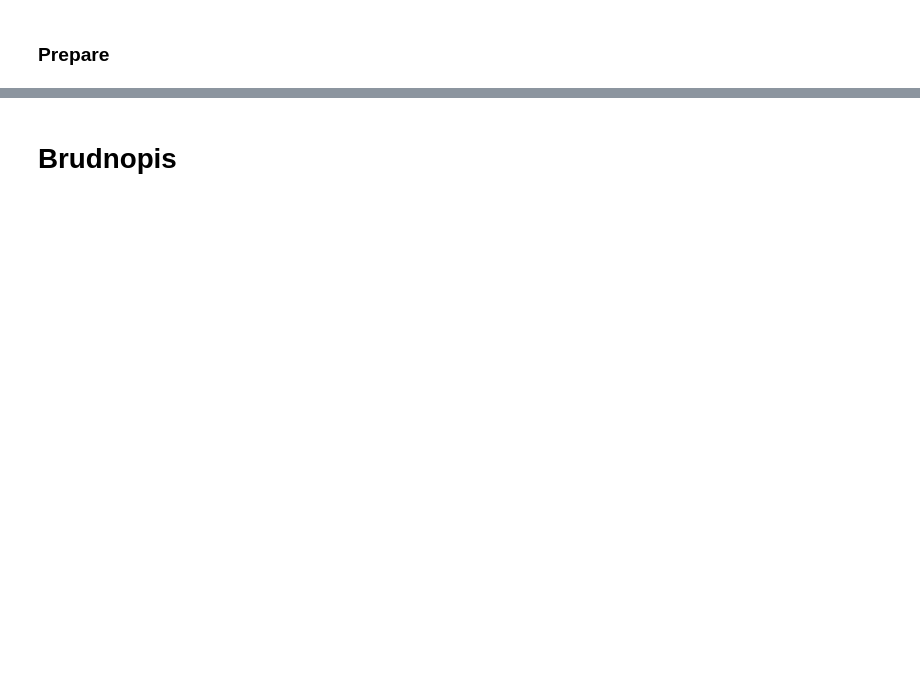
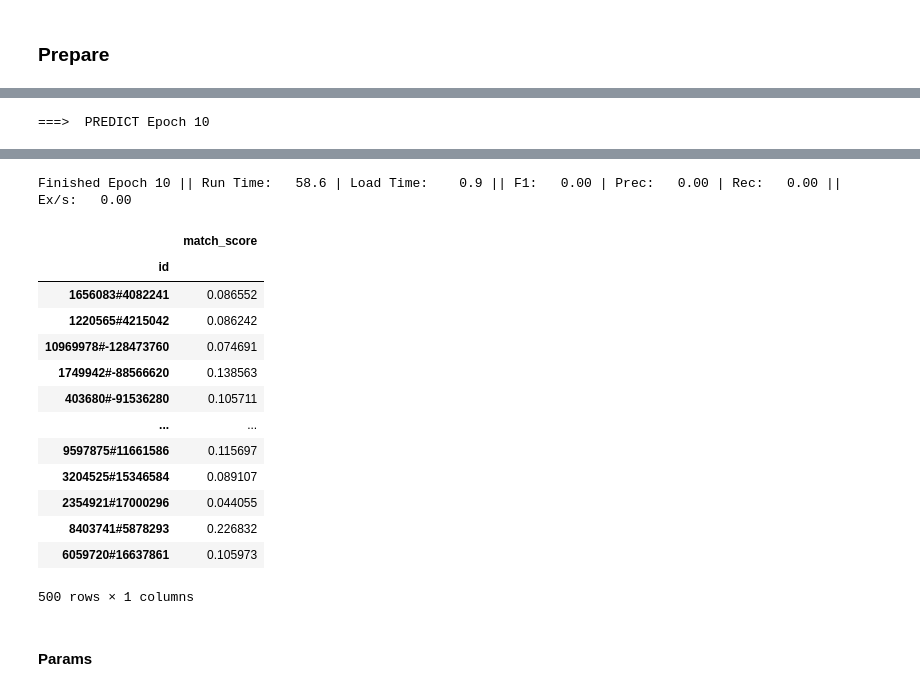
Before and after one commit to jakubriegel/ISWC-Product-Matching, a Jupyter notebook: zti_project.ipynb, the cells around one changed output, grey strips where cells are left out. Cells and saved outputs as stored; diff of their text form; code cells hidden in the pictures; blank space fills up the shorter version.

```diff
--- a/zti_project.ipynb
+++ b/zti_project.ipynb
@@ -327,0 +350,2 @@ cats
+# %%
+train, validation = dm.data.process(path='', train=train_file, validation=validation_file, test=None, ignore_columns=('left_id', 'right_id', 'left_cluster_id','right_cluster_id','left_keyValuePairs', 'right_keyValuePairs', 'left_specTableContent', 'right_specTableContent'), embeddings='glove.6B.50d')
@@ -327,0 +366,4 @@ cats
+# %%
+model = dm.MatchingModel()
+# %%
+model.run_train(train, validation, best_save_path='best_model.pth', epochs=10)
@@ -327,0 +408,2 @@ cats
+# %%
+model.run_eval(validation)
@@ -327,0 +416,4 @@ cats
+# %%
+unlabeled = dm.data.process_unlabeled(path=test_file, trained_model=model)
+model.run_prediction(unlabeled)
+# %% [output]
@@ -327,0 +422 @@ cats
+===>  PREDICT Epoch 10
@@ -328,2 +425,17 @@ cats
+Finished Epoch 10 || Run Time:   58.6 | Load Time:    0.9 || F1:   0.00 | Prec:   0.00 | Rec:   0.00 || Ex/s:   0.00
+|  | match_score |
+| id |  |
+| 1656083#4082241 | 0.086552 |
+| 1220565#4215042 | 0.086242 |
+| 10969978#-128473760 | 0.074691 |
+| 1749942#-88566620 | 0.138563 |
+| 403680#-91536280 | 0.105711 |
+| ... | ... |
+| 9597875#11661586 | 0.115697 |
+| 3204525#15346584 | 0.089107 |
+| 2354921#17000296 | 0.044055 |
+| 8403741#5878293 | 0.226832 |
+| 6059720#16637861 | 0.105973 |
+500 rows × 1 columns
 # %% [markdown]
-# Brudnopis
+#### Params
```
Also changed, not shown: parts of 15 cells of this notebook.
